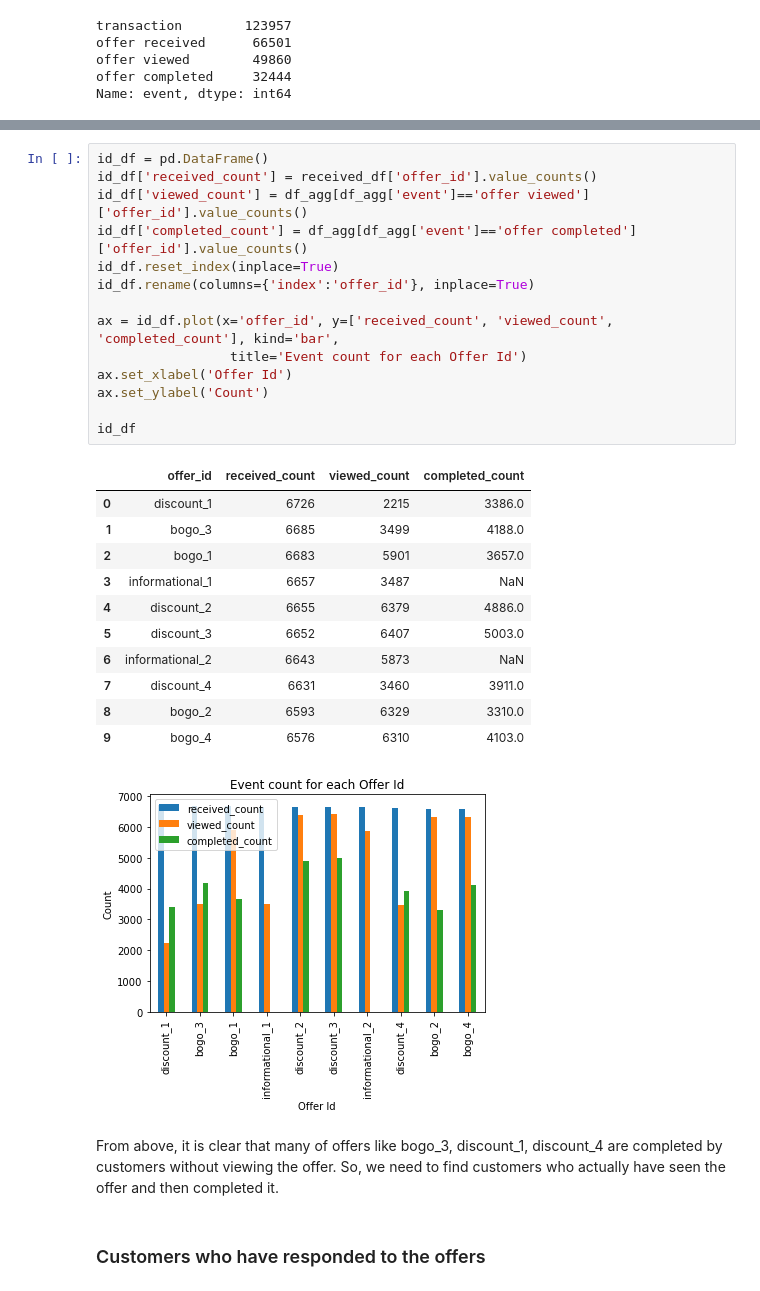
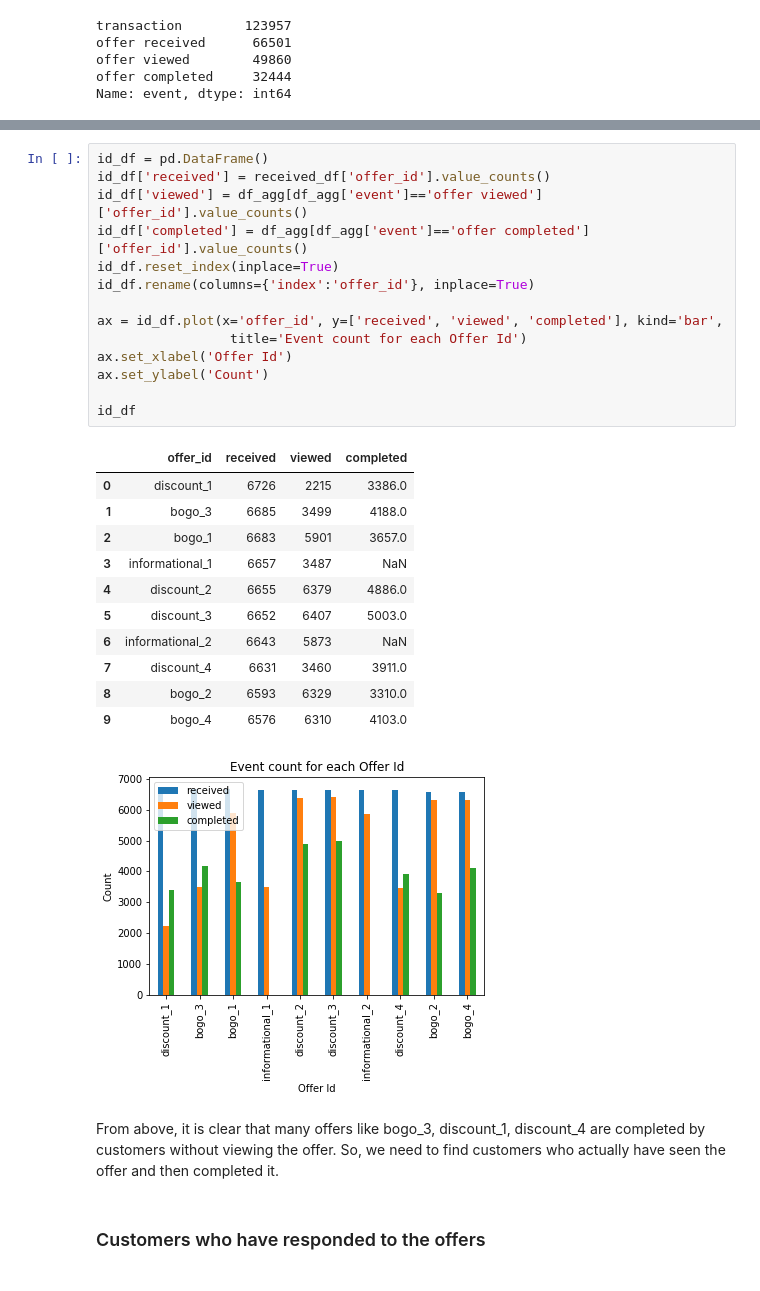
Before and after one commit to InduGirish/Starbucks-offers, a Jupyter notebook: Starbucks_Capstone_notebook.ipynb, the cells around one changed output, grey strips where cells are left out. Cells and saved outputs as stored; diff of their text form.

```diff
--- a/Starbucks_Capstone_notebook.ipynb
+++ b/Starbucks_Capstone_notebook.ipynb
@@ -427,32 +415,32 @@ type_df
 # %%
 id_df = pd.DataFrame()
-id_df['received_count'] = received_df['offer_id'].value_counts()
-id_df['viewed_count'] = df_agg[df_agg['event']=='offer viewed']['offer_id'].value_counts()
-id_df['completed_count'] = df_agg[df_agg['event']=='offer completed']['offer_id'].value_counts()
+id_df['received'] = received_df['offer_id'].value_counts()
+id_df['viewed'] = df_agg[df_agg['event']=='offer viewed']['offer_id'].value_counts()
+id_df['completed'] = df_agg[df_agg['event']=='offer completed']['offer_id'].value_counts()
 id_df.reset_index(inplace=True)
 id_df.rename(columns={'index':'offer_id'}, inplace=True)
 
-ax = id_df.plot(x='offer_id', y=['received_count', 'viewed_count', 'completed_count'], kind='bar',
+ax = id_df.plot(x='offer_id', y=['received', 'viewed', 'completed'], kind='bar',
                  title='Event count for each Offer Id')
 ax.set_xlabel('Offer Id')
 ax.set_ylabel('Count')
 
 id_df
 # %% [output]
-|  | offer_id | received_count | viewed_count | completed_count |
+|  | offer_id | received | viewed | completed |
 | 0 | discount_1 | 6726 | 2215 | 3386.0 |
 | 1 | bogo_3 | 6685 | 3499 | 4188.0 |
 | 2 | bogo_1 | 6683 | 5901 | 3657.0 |
 | 3 | informational_1 | 6657 | 3487 | NaN |
 | 4 | discount_2 | 6655 | 6379 | 4886.0 |
 | 5 | discount_3 | 6652 | 6407 | 5003.0 |
 | 6 | informational_2 | 6643 | 5873 | NaN |
 | 7 | discount_4 | 6631 | 3460 | 3911.0 |
 | 8 | bogo_2 | 6593 | 6329 | 3310.0 |
 | 9 | bogo_4 | 6576 | 6310 | 4103.0 |
-[figure, old version]
+[figure, new version]
 # %% [markdown]
-From above, it is clear that many of offers like bogo_3, discount_1, discount_4 are completed by customers without viewing the offer. So, we need to find customers who actually have seen the offer and then completed it.
+From above, it is clear that many offers like bogo_3, discount_1, discount_4 are completed by customers without viewing the offer. So, we need to find customers who actually have seen the offer and then completed it.
 # %% [markdown]
 ### Customers who have responded to the offers
 # %% [markdown]
```
Also changed, not shown: parts of 46 cells of this notebook, 1 other file.
